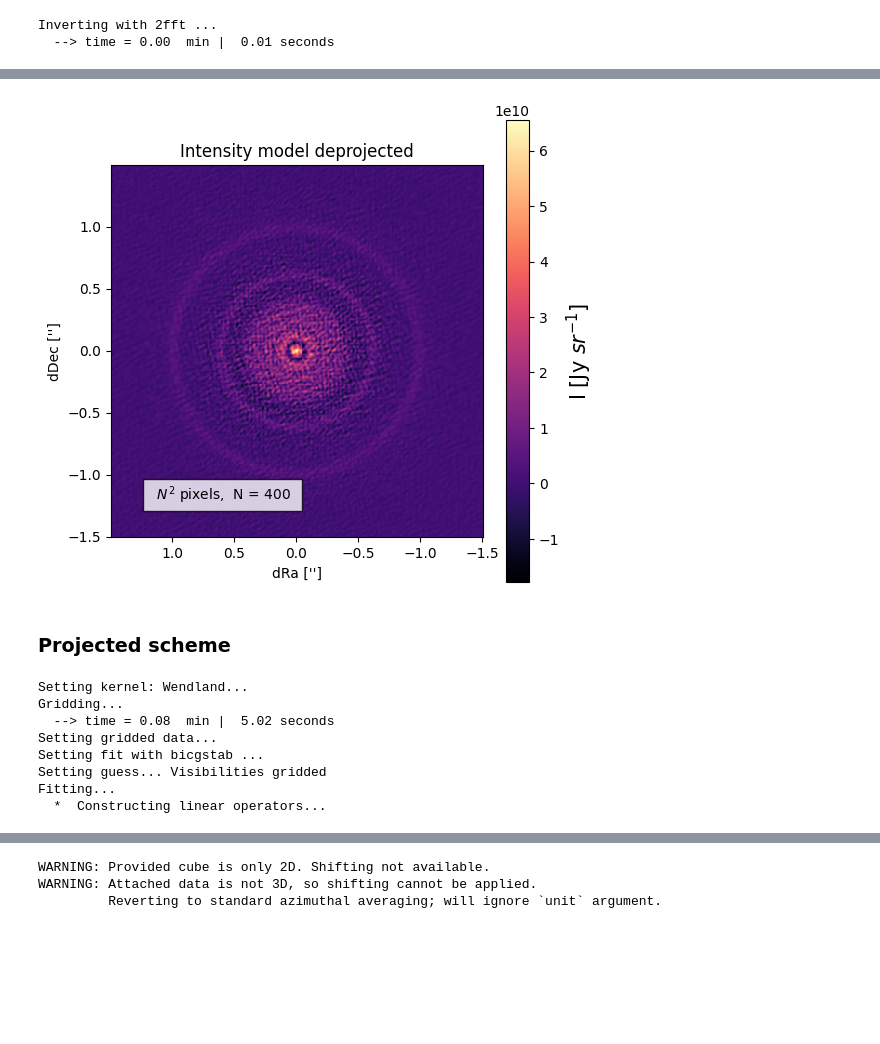
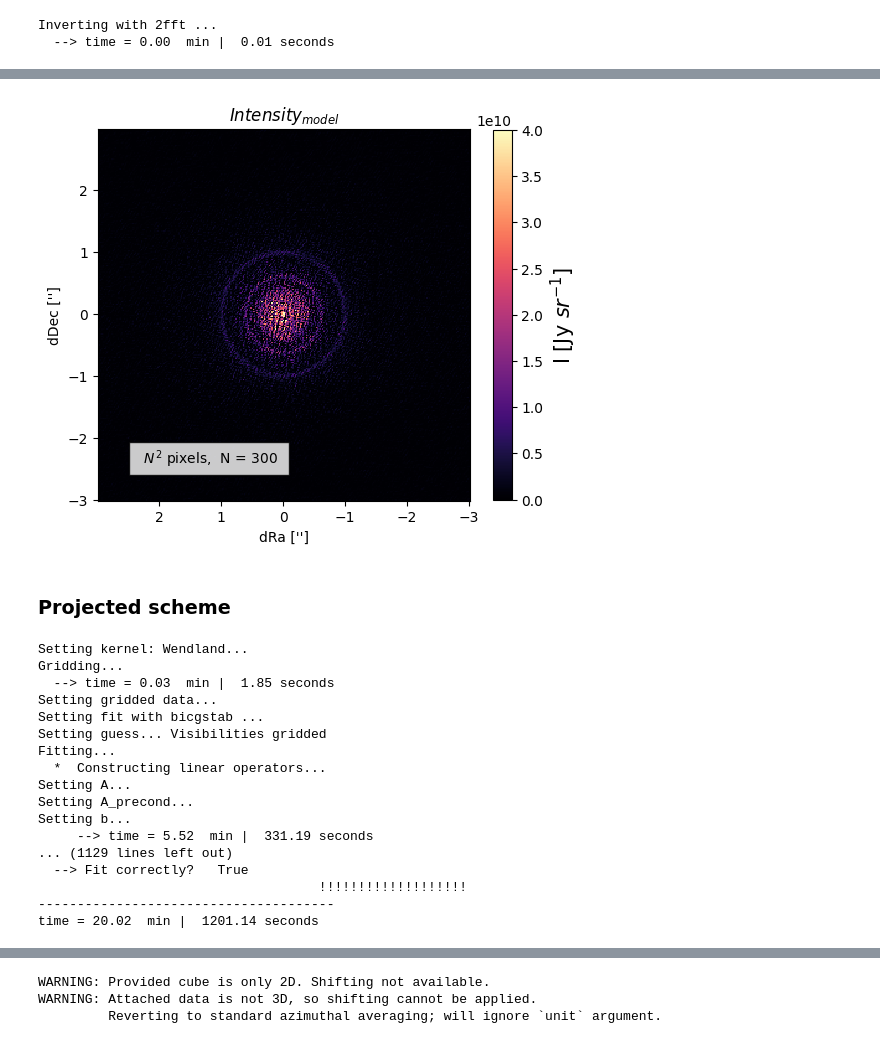
Before and after one commit to mariajmellado/frank2d, a Jupyter notebook: Notebooks/22_January_LookingForTheWrong_2_Deprojection.ipynb, the cells around one changed output, grey strips where cells are left out. Drawn from its saved outputs; the diff is of its cells as text; code cells hidden in the pictures; blank space fills up the shorter version.

Commit message:
fix: deprojection and class plot

```diff
--- a/Notebooks/22_January_LookingForTheWrong_2_Deprojection.ipynb
+++ b/Notebooks/22_January_LookingForTheWrong_2_Deprojection.ipynb
@@ -200,12 +351,14 @@ def deproject_profile(r, I, phase_shift=False, geom=None, axis=0, xmax=None, yma
 # %% [markdown]
 ### Data
 # %%
+disk_name = 'AS209 1mm'
+
 # Huang 2018
 inc = 34.97
 pa = 85.76
 dra = 1.9e-3
 ddec = -2.5e-3
-Rout = 1.5 #arcsecs
+Rout = 3 #arcsecs
 
 # UVtable
 dir = "../../../data/"
@@ -298,5 +451,5 @@ plt.colorbar()
 # %% [markdown]
 ### Running F2D
 # %%
-N = 400
+N = 300
 m, c, l = -0.33, -0.1, 1e5
@@ -350,4 +512,4 @@ plt.colorbar()
 # %%
-Plot(frank2d_deprojected, Geometry(inc, pa, dra, ddec, deproject = True)).get_image_intensity("Intensity model deprojected", fig_size = 6)
+Plot(frank2d_deprojected, Geometry(inc, pa, dra, ddec, deproject = True)).get_image_intensity(r'$Intensity_{model}$', deprojected = False, fig_size = 6)
 # %% [output]
-[figure, old version]
+[figure, new version]
@@ -385,12 +531,21 @@ print(f'time = {execution_time/60 :.2f}  min | {execution_time: .2f} seconds')
 # %% [output]
 Setting kernel: Wendland...
 Gridding...
-  --> time = 0.08  min |  5.02 seconds
+  --> time = 0.03  min |  1.85 seconds
 Setting gridded data...
 Setting fit with bicgstab ...
 Setting guess... Visibilities gridded
 Fitting...
   *  Constructing linear operators...
+Setting A...
+Setting A_precond...
+Setting b...
+     --> time = 5.52  min |  331.19 seconds
+... (1129 lines left out)
+  --> Fit correctly?   True
+                                    !!!!!!!!!!!!!!!!!!!
+--------------------------------------
+time = 20.02  min |  1201.14 seconds
 # %%
 vis_sol = frank2d.sol_visibility.reshape(N, N)
 # %%
```
Also changed, not shown: parts of 70 cells of this notebook, 6 other files.
